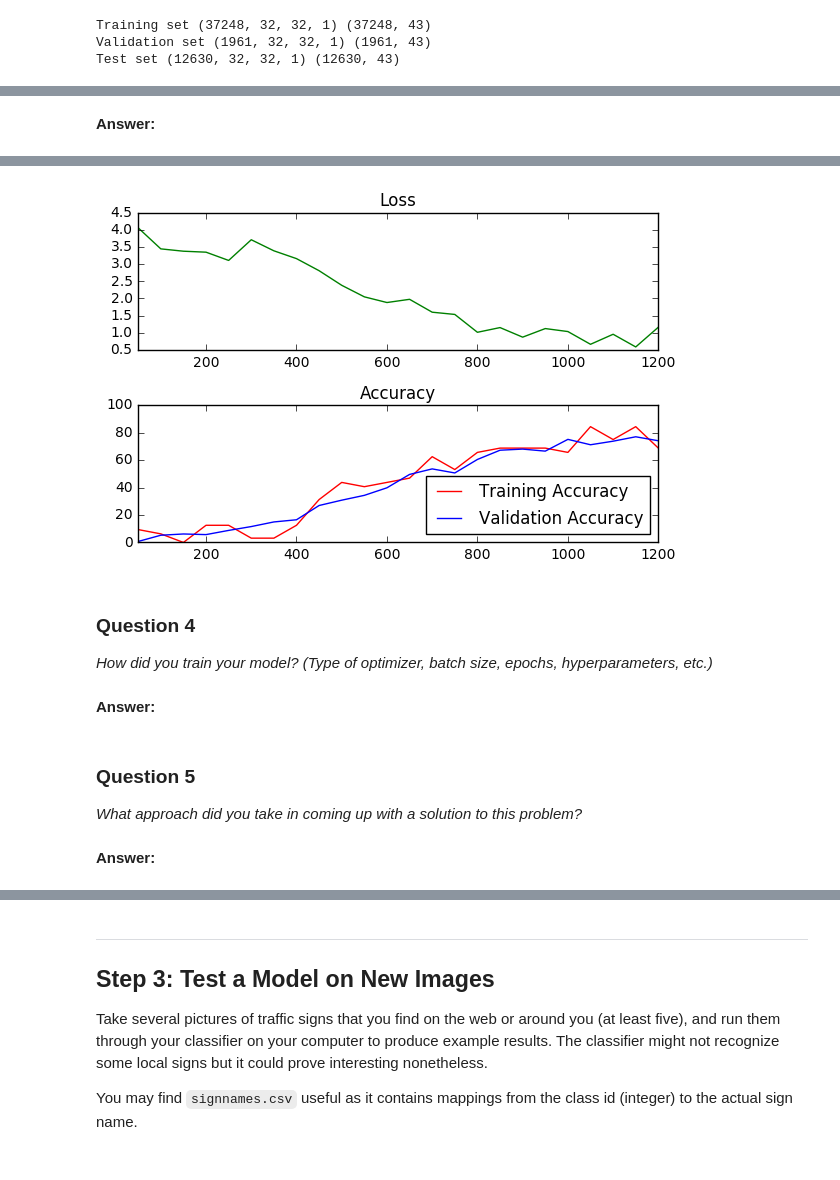
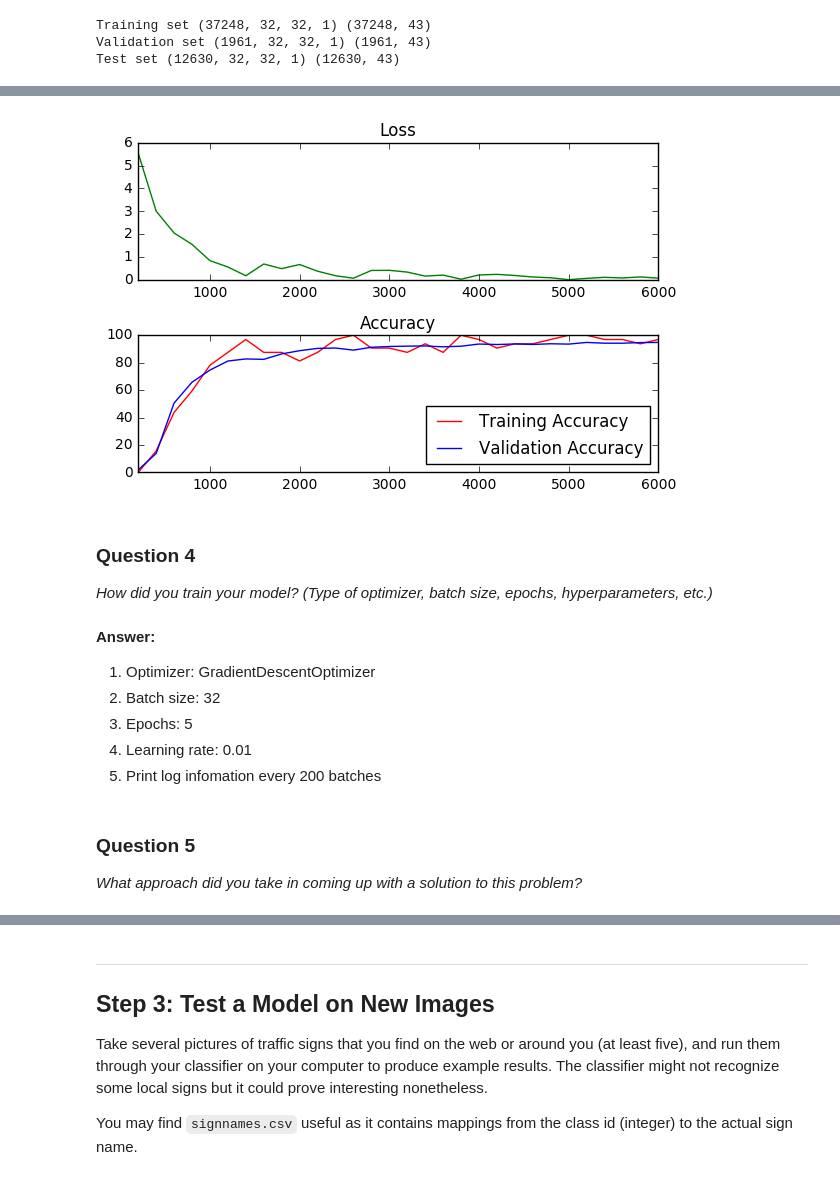
Before and after one commit to yasenh/self-driving-car-ND, a Jupyter notebook: term1/project2-traffic-signs/Traffic_Signs_Recognition.ipynb, the cells around one changed output, grey strips where cells are left out. Saved outputs shown, nothing was run; the diff lists cells and outputs as text; code cells hidden in the pictures.

```diff
--- a/term1/project2-traffic-signs/Traffic_Signs_Recognition.ipynb
+++ b/term1/project2-traffic-signs/Traffic_Signs_Recognition.ipynb
@@ -225,9 +218,12 @@ assert is_labels_encod, 'You skipped the step to One-Hot Encode the labels'
 train_features, valid_features, train_labels, valid_labels = train_test_split(
     train_features,
     train_labels,
-    test_size=0.05,
+    test_size=0.20,
     random_state=832289)
 
+n_train = len(train_features)
+n_valid = len(valid_features)
+
 print('Training features and labels randomized and split.')
 # %% [output]
 Training features and labels randomized and split.
@@ -386,45 +391,44 @@ _What does your final architecture look like? (Type of model, layers, sizes, con
-# %% [markdown]
-**Answer:**
 # %%
 ### Train your model here.
 ### Feel free to use as many code cells as needed.
 
 # ToDo: Find the best parameters for each configuration
+epochs = 5
 num_steps = train_labels.shape[0] // batch_size
 
-log_batch_step = 50
+log_batch_step = 200
 batches = []
 loss_batch = []
 train_acc_batch = []
 valid_acc_batch = []
 
-with tf.Session(graph=graph) as session:
-  tf.initialize_all_variables().run()
-  print('Initialized')
-  for step in range(num_steps):
-    offset = (step * batch_size) % (train_labels.shape[0] - batch_size)
-    batch_data = train_features[offset:(offset + batch_size), :, :, :]
-    batch_labels = train_labels[offset:(offset + batch_size), :]
-    feed_dict = {tf_train_dataset : batch_data, tf_train_labels : batch_labels}
-    _, l, predictions = session.run([optimizer, loss, train_prediction], feed_dict=feed_dict)
+sess = tf.InteractiveSession(graph = graph)
+# Create an operation that initializes all variables
+init = tf.initialize_all_variables()
+sess.run(init)
+print('Initialized')
+for epoch_i in range(epochs):
+    for step in range(num_steps):
+        offset = (step * batch_size) % (train_labels.shape[0] - batch_size)
+        batch_data = train_features[offset:(offset + batch_size), :, :, :]
+        batch_labels = train_labels[offset:(offset + batch_size), :]
+        feed_dict = {tf_train_dataset : batch_data, tf_train_labels : batch_labels}
+        _, l, predictions = sess.run([optimizer, loss, train_prediction], feed_dict=feed_dict)
 
-    # Log every 50 batches
-    if (step % log_batch_step == 0):
-      training_accuracy = accuracy(predictions, batch_labels)
-      validation_accuracy = accuracy(valid_prediction.eval(), valid_labels)
-
-      # Log batches
-      previous_batch = batches[-1] if batches else 0
-      batches.append(log_batch_step + previous_batch)
-      loss_batch.append(l)
-      train_acc_batch.append(training_accuracy)
-      valid_acc_batch.append(validation_accuracy)
-
-      print('Minibatch loss at step %d: %f' % (step, l))
-      print('Minibatch accuracy: %.1f%%' % training_accuracy)
-      print('Validation accuracy: %.1f%%' % validation_accuracy)
-  print('Test accuracy: %.1f%%' % accuracy(test_prediction.eval(), test_labels))
-
+        # Log every 200 batches
+        if (step % log_batch_step == 0):
+            training_accuracy = accuracy(predictions, batch_labels)
+            validation_accuracy = accuracy(valid_prediction.eval(), valid_labels)
+            # Log batches
+            previous_batch = batches[-1] if batches else 0
+            batches.append(log_batch_step + previous_batch)
+            loss_batch.append(l)
+            train_acc_batch.append(training_accuracy)
+            valid_acc_batch.append(validation_accuracy)
+            print('Minibatch loss at step %d: %f' % (step, l))
+            print('Minibatch accuracy: %.1f%%' % training_accuracy)
+            print('Validation accuracy: %.1f%%' % validation_accuracy)
+print('Test accuracy: %.1f%%' % accuracy(test_prediction.eval(), test_labels))
 
 loss_plot = plt.subplot(211)
 loss_plot.set_title('Loss')
@@ -460,14 +464,18 @@ Test accuracy: 73.2%
-[figure, old version]
+[figure, new version]
 # %% [markdown]
 ### Question 4
 
 _How did you train your model? (Type of optimizer, batch size, epochs, hyperparameters, etc.)_
-# %% [markdown]
-**Answer:**
+# %% [markdown]
+**Answer:**
+
+1. Optimizer: GradientDescentOptimizer
+2. Batch size: 32
+3. Epochs: 5
+4. Learning rate: 0.01
+5. Print log infomation every 200 batches
 # %% [markdown]
 ### Question 5
 
 
 _What approach did you take in coming up with a solution to this problem?_
-# %% [markdown]
-**Answer:**
```
Also changed, not shown: parts of 30 cells of this notebook, 1 other file.
